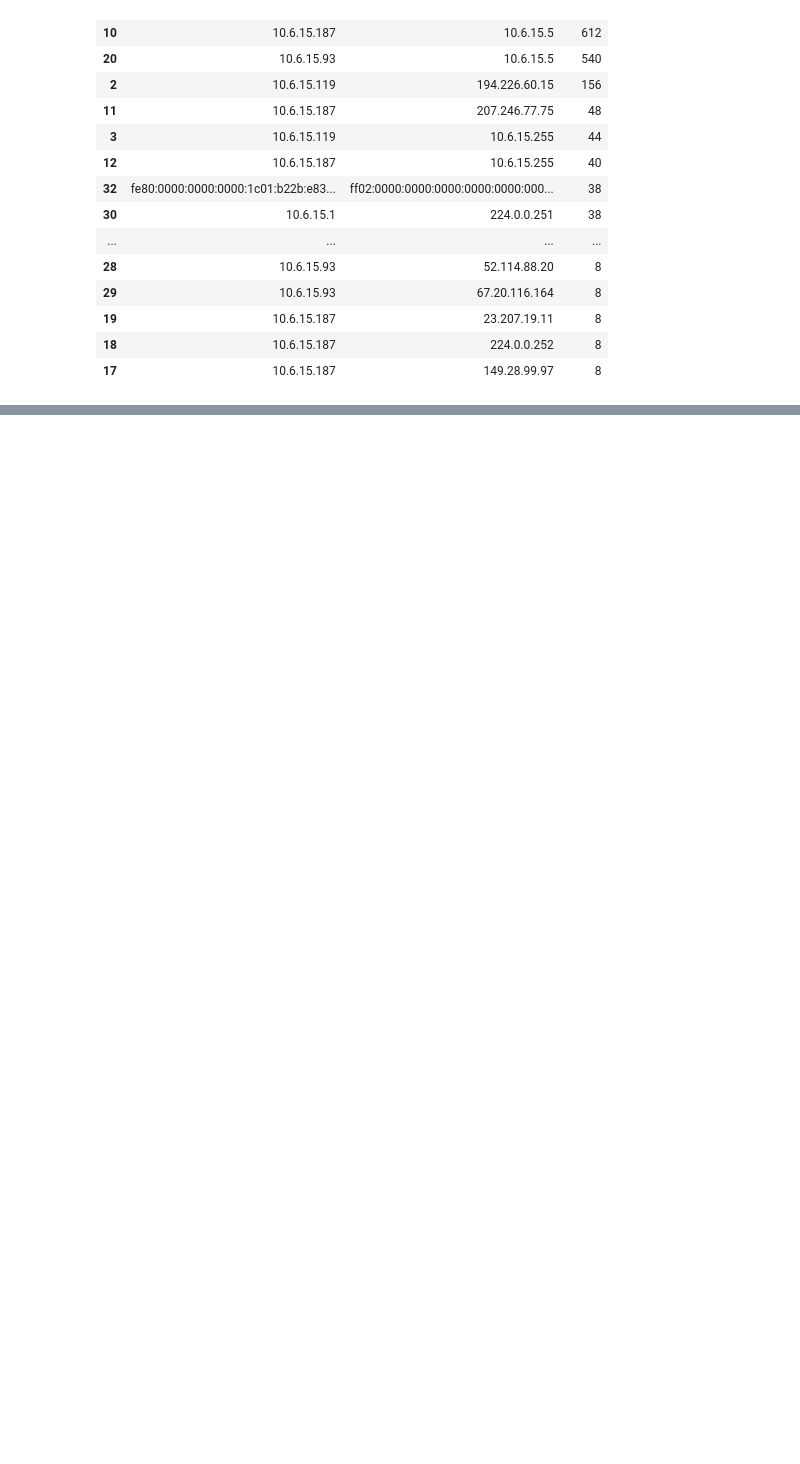
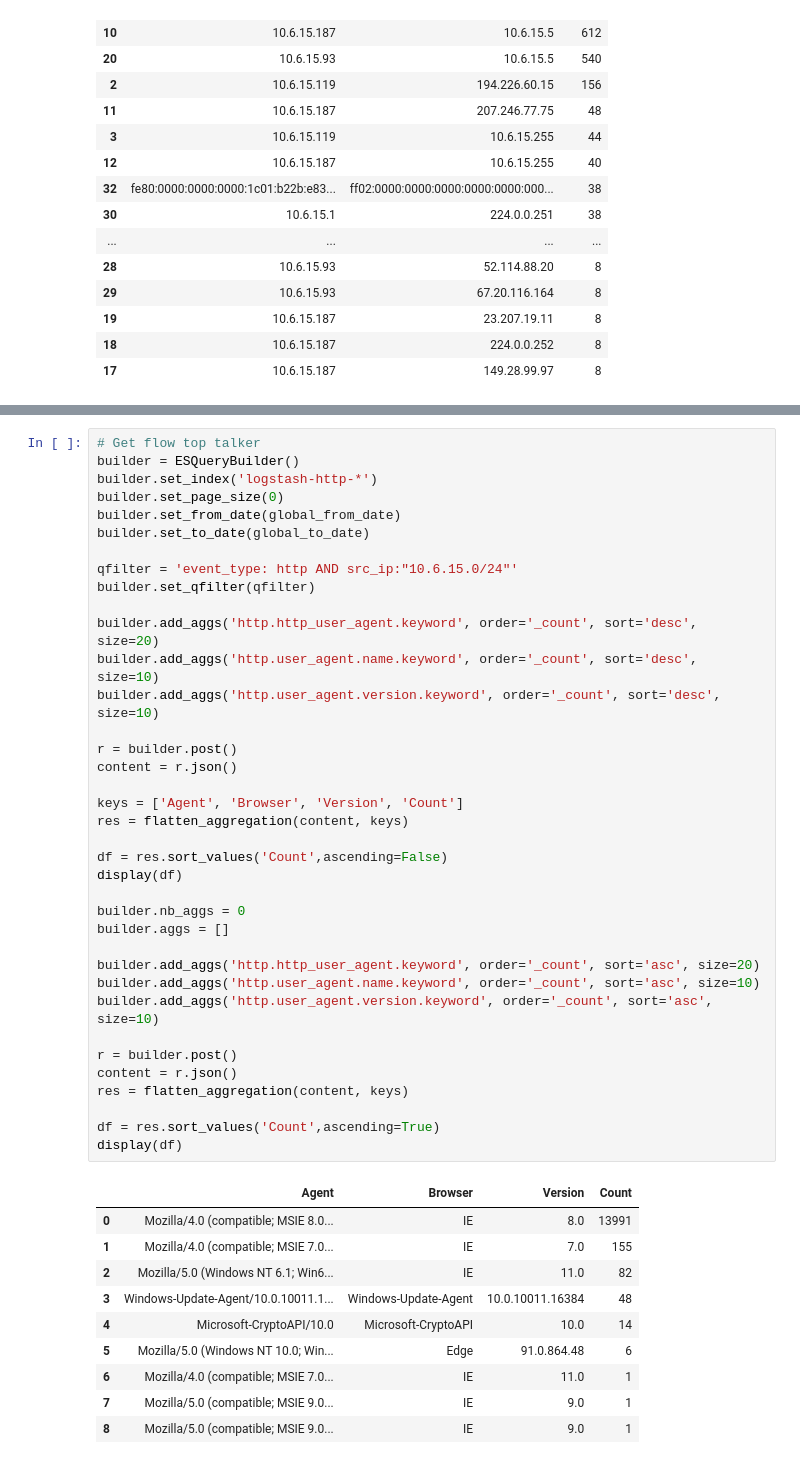
Before and after one commit to regit/suricata-analytics, a Jupyter notebook: jupyter/Notebooks/Troopers.ipynb, the cells around one changed output, grey strips where cells are left out. Saved outputs shown, nothing was run; the diff lists cells and outputs as text; blank space fills up the shorter version.

```diff
--- a/jupyter/Notebooks/Troopers.ipynb
+++ b/jupyter/Notebooks/Troopers.ipynb
@@ -142,0 +185,48 @@ df
+# %%
+# Get flow top talker
+builder = ESQueryBuilder()
+builder.set_index('logstash-http-*')
+builder.set_page_size(0)
+builder.set_from_date(global_from_date)
+builder.set_to_date(global_to_date)
+
+qfilter = 'event_type: http AND src_ip:"10.6.15.0/24"'
+builder.set_qfilter(qfilter)
+
+builder.add_aggs('http.http_user_agent.keyword', order='_count', sort='desc', size=20)
+builder.add_aggs('http.user_agent.name.keyword', order='_count', sort='desc', size=10)
+builder.add_aggs('http.user_agent.version.keyword', order='_count', sort='desc', size=10)
+
+r = builder.post()
+content = r.json()
+
+keys = ['Agent', 'Browser', 'Version', 'Count']
+res = flatten_aggregation(content, keys)
+
+df = res.sort_values('Count',ascending=False)
+display(df)
+
+builder.nb_aggs = 0
+builder.aggs = []
+
+builder.add_aggs('http.http_user_agent.keyword', order='_count', sort='asc', size=20)
+builder.add_aggs('http.user_agent.name.keyword', order='_count', sort='asc', size=10)
+builder.add_aggs('http.user_agent.version.keyword', order='_count', sort='asc', size=10)
+
+r = builder.post()
+content = r.json()
+res = flatten_aggregation(content, keys)
+
+df = res.sort_values('Count',ascending=True)
+display(df)
+# %% [output]
+|  | Agent | Browser | Version | Count |
+| 0 | Mozilla/4.0 (compatible; MSIE 8.0... | IE | 8.0 | 13991 |
+| 1 | Mozilla/4.0 (compatible; MSIE 7.0... | IE | 7.0 | 155 |
+| 2 | Mozilla/5.0 (Windows NT 6.1; Win6... | IE | 11.0 | 82 |
+| 3 | Windows-Update-Agent/10.0.10011.1... | Windows-Update-Agent | 10.0.10011.16384 | 48 |
+| 4 | Microsoft-CryptoAPI/10.0 | Microsoft-CryptoAPI | 10.0 | 14 |
+| 5 | Mozilla/5.0 (Windows NT 10.0; Win... | Edge | 91.0.864.48 | 6 |
+| 6 | Mozilla/4.0 (compatible; MSIE 7.0... | IE | 11.0 | 1 |
+| 7 | Mozilla/5.0 (compatible; MSIE 9.0... | IE | 9.0 | 1 |
+| 8 | Mozilla/5.0 (compatible; MSIE 9.0... | IE | 9.0 | 1 |
```
Also changed, not shown: parts of 3 cells of this notebook.
